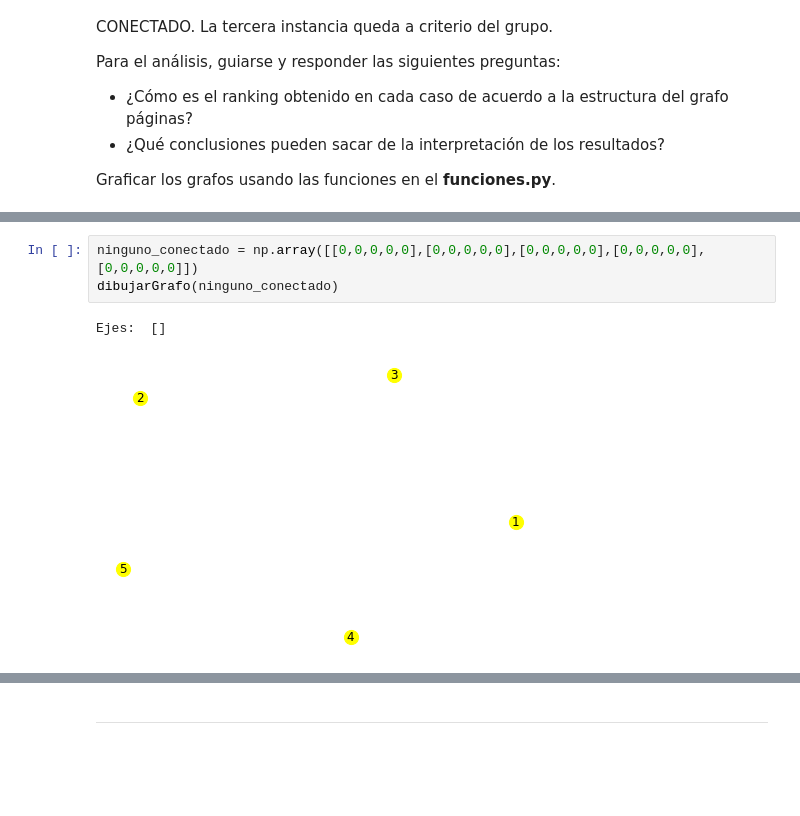
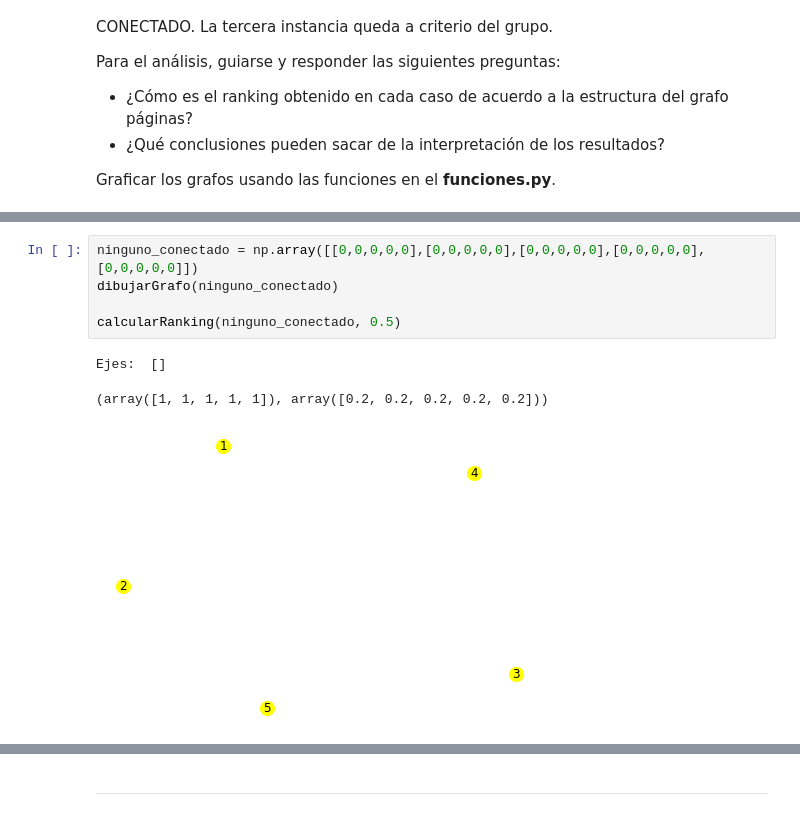
Before and after one commit to r3ch1rd/TP1alc, a Jupyter notebook: grupo_XX_TP1.ipynb, the cells around one changed output, grey strips where cells are left out. Saved outputs shown, nothing was run; the diff lists cells and outputs as text; blank space fills up the shorter version.

```diff
--- a/grupo_XX_TP1.ipynb
+++ b/grupo_XX_TP1.ipynb
@@ -176,9 +176,12 @@ Ejes:  [(1, 2), (1, 3), (1, 4), (1, 5), (1, 6), (1, 7), (2, 1), (2, 3), (2, 4),
 # %%
 ninguno_conectado = np.array([[0,0,0,0,0],[0,0,0,0,0],[0,0,0,0,0],[0,0,0,0,0],[0,0,0,0,0]])
 dibujarGrafo(ninguno_conectado)
+
+calcularRanking(ninguno_conectado, 0.5)
 # %% [output]
 Ejes:  []
+(array([1, 1, 1, 1, 1]), array([0.2, 0.2, 0.2, 0.2, 0.2]))
-[figure, old version]
+[figure, new version]
 # %%
 caso_particular1 = np.array([[0,1,0,0,0,0,0,0],[0,0,1,1,0,0,0,0],[0,0,0,1,0,0,1,0],[0,1,0,0,1,0,0,0],[0,0,0,0,0,1,0,0],[0,0,0,0,0,0,1,1],[0,0,1,0,0,0,0,1],[1,0,0,0,0,1,0,0]])
 
```
Also changed, not shown: parts of 9 cells of this notebook, 1 other file.
